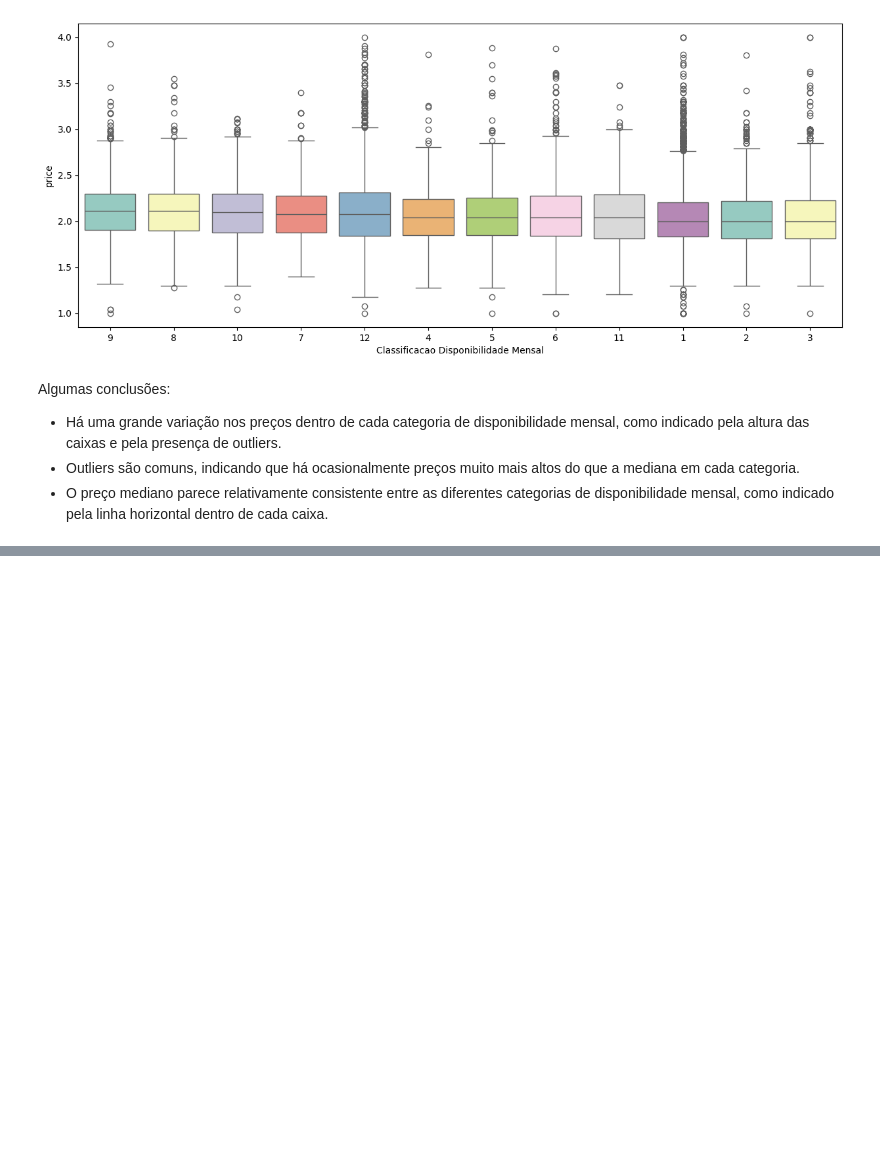
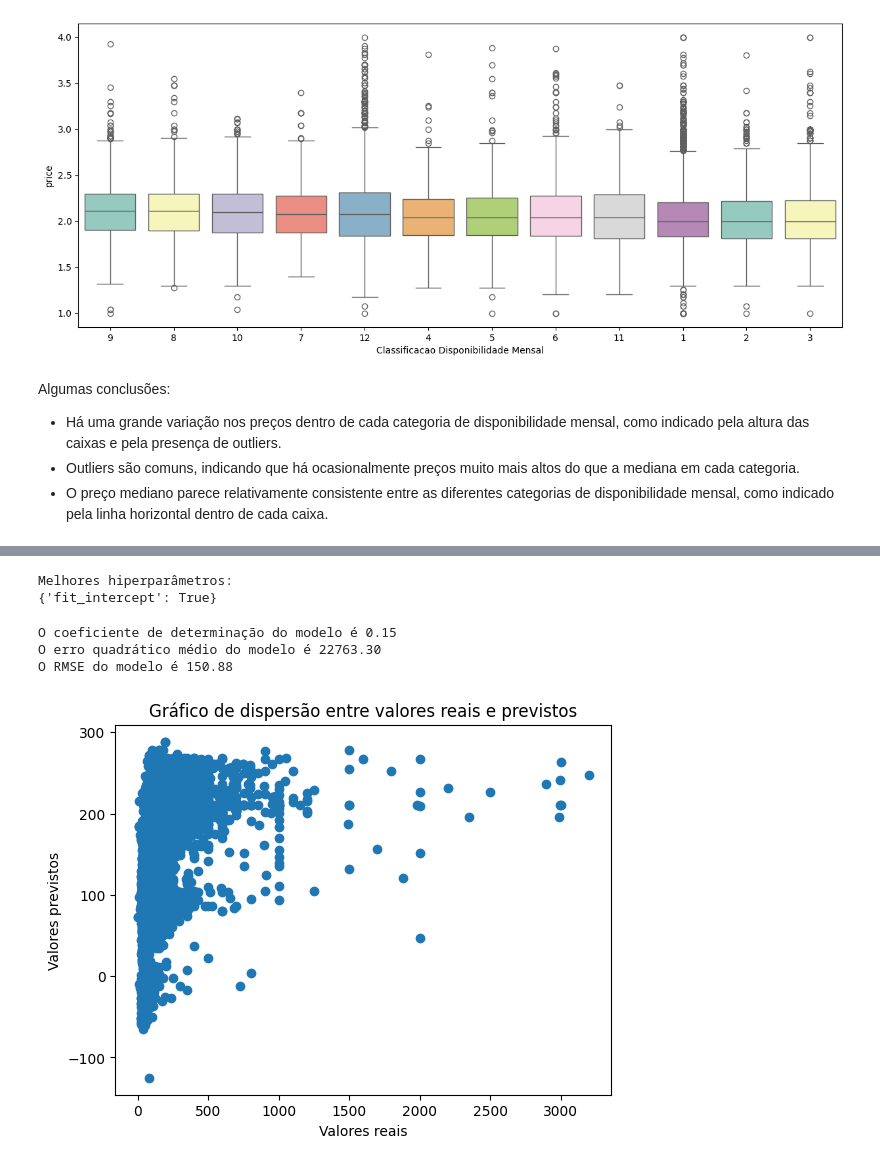
Before and after one commit to WiiniSilva/LH_CD_WINICIUS_SILVA, a Jupyter notebook: Desafio Ciência de Dados.ipynb, the cells around one changed output, grey strips where cells are left out. Cells and saved outputs as stored; diff of their text form; code cells hidden in the pictures; blank space fills up the shorter version.

```diff
--- a/Desafio Ciência de Dados.ipynb
+++ b/Desafio Ciência de Dados.ipynb
@@ -1342,0 +1593,59 @@ Algumas conclusões:
+# %%
+# Definindo os hiperparâmetros
+# Neste exemplo, vamos usar apenas o intercepto como hiperparâmetro
+# Você pode usar outros parâmetros, como normalize, fit_intercept, etc.
+params =  {'fit_intercept': [True, False]}
+
+# Criando o modelo
+lr = LinearRegression()
+
+# Criando a validação cruzada
+skf = KFold(n_splits=5, shuffle=True, random_state=SEED)
+
+# Realizando uma pesquisa em grade (random search) para otimizar os hiperparâmetros de um modelo de regressão linear múltipla
+grid_search  = GridSearchCV(lr, param_grid=params, scoring='r2',
+                            cv=skf.split(X_train, y_train))
+
+# Treino do modelo com o random search
+grid_search.fit(X_train, y_train)
+print('Melhores hiperparâmetros:')
+print(grid_search.best_params_)
+
+
+#  Criando o modelo com hiperparâmetros otimizados usando os melhores parâmetros encontrados na pesquisa em grade
+
+lr = LinearRegression(fit_intercept = grid_search.best_params_['fit_intercept'])
+
+# Treinando o modelo
+lr.fit(X_train, y_train)
+
+# Usando o modelo para prever o conjunto de validação
+y_pred_lr = lr.predict(X_test)
+# %% [output]
+Melhores hiperparâmetros:
+{'fit_intercept': True}
+# %%
+# Calculando o R² do modelo
+r2 = lr.score(X_test, y_test)
+print(f"O coeficiente de determinação do modelo é {r2:.2f}")
+
+# Calculando o MSE do modelo
+mse = mean_squared_error(y_test, y_pred_lr)
+print(f"O erro quadrático médio do modelo é {mse:.2f}")
+
+# Calculando o RMSE do modelo
+rmse = mean_squared_error(y_test, y_pred_lr, squared=False)
+print(f"O RMSE do modelo é {rmse:.2f}")
+# %% [output]
+O coeficiente de determinação do modelo é 0.15
+O erro quadrático médio do modelo é 22763.30
+O RMSE do modelo é 150.88
+# %%
+# Gerando um gráfico de dispersão entre os valores reais e os valores previstos
+plt.scatter(y_test, y_pred_lr)
+plt.xlabel("Valores reais")
+plt.ylabel("Valores previstos")
+plt.title("Gráfico de dispersão entre valores reais e previstos")
+plt.show()
+# %% [output]
+[figure, added]
```
Also changed, not shown: parts of 35 cells of this notebook.
